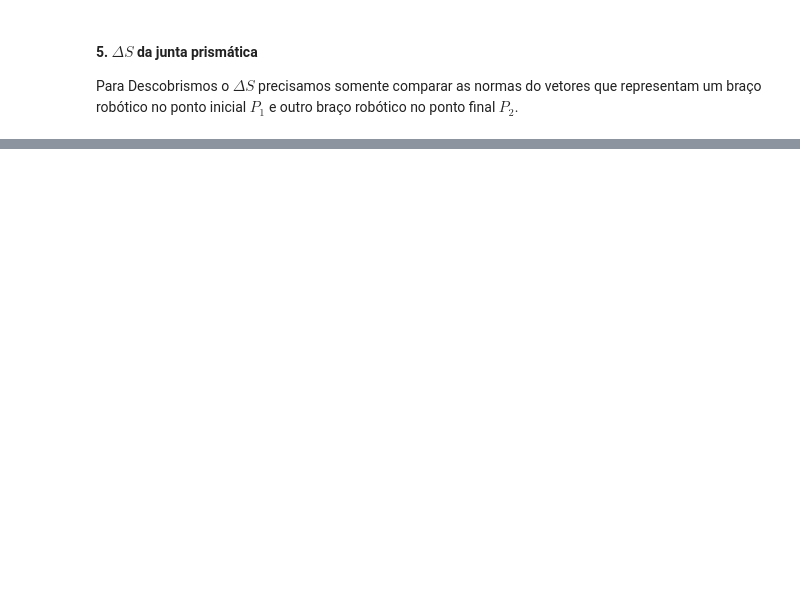
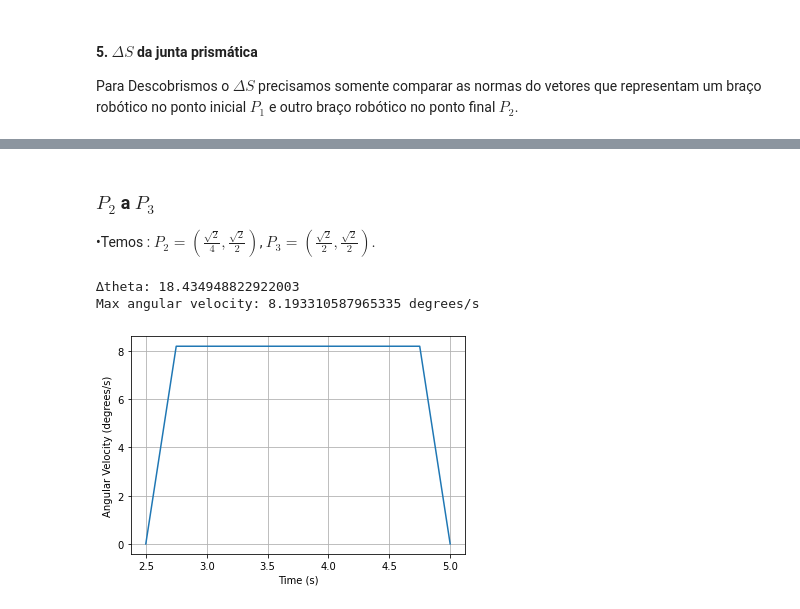
Before and after one commit to Pedro4064/ES101, a Jupyter notebook: ES101 - Robotic Arm/Braço Robótico.ipynb, the cells around one changed output, grey strips where cells are left out. Drawn from its saved outputs; the diff is of its cells as text; code cells hidden in the pictures; blank space fills up the shorter version.

```diff
--- a/ES101 - Robotic Arm/Braço Robótico.ipynb
+++ b/ES101 - Robotic Arm/Braço Robótico.ipynb
@@ -470,0 +472,42 @@ Delta S: -209.4287611492772
+# %%
+def trapezoidal_profile(point_i, point_f, time_interval):
+
+    # Create the vectors from points
+    v_1 = garra.origin_point.vector_from_points(p_1)
+    v_2 = garra.origin_point.vector_from_points(p_2)
+
+    # Get the angles between them
+    theta_1 = v_1.angle()
+    theta_2 = v_2.angle()
+
+    # Calculate the Delta
+    delta = theta_2 - theta_1
+    print('∆theta:',delta)
+
+    # Calculate the Max angular velocity
+    max_ang_velocity = (delta/(2.5 - 0.25))
+    print('Max angular velocity:',max_ang_velocity, 'degrees/s')
+
+    # Generate the trapezoidal profile
+    y = [0, max_ang_velocity, max_ang_velocity, 0]
+
+    plt.grid()
+    plt.xlabel('Time (s)')
+    plt.ylabel('Angular Velocity (degrees/s)')
+    plt.plot(time_interval,y)
+    plt.show()
+# %% [markdown]
+### $P_2$ a $P_3$
+
+•Temos :
+    $P_{2} = (\frac{\sqrt{2}}{4},\frac{\sqrt{2}}{2})$, $P_{3} = (\frac{\sqrt{2}}{2},\frac{\sqrt{2}}{2})$.
+# %%
+p_2 = vectors.point(1000*(math.sqrt(2)/4), 1000*(math.sqrt(2)/2))
+p_3 = vectors.point(1000*(math.sqrt(2)/2), 1000*(math.sqrt(2)/2))
+
+time = [2.5, 2.75, 4.75, 5]
+trapezoidal_profile(p_1, p_2, time)
+# %% [output]
+∆theta: 18.434948822922003
+Max angular velocity: 8.193310587965335 degrees/s
+[figure, added]
```
Also changed, not shown: parts of 6 cells of this notebook.
